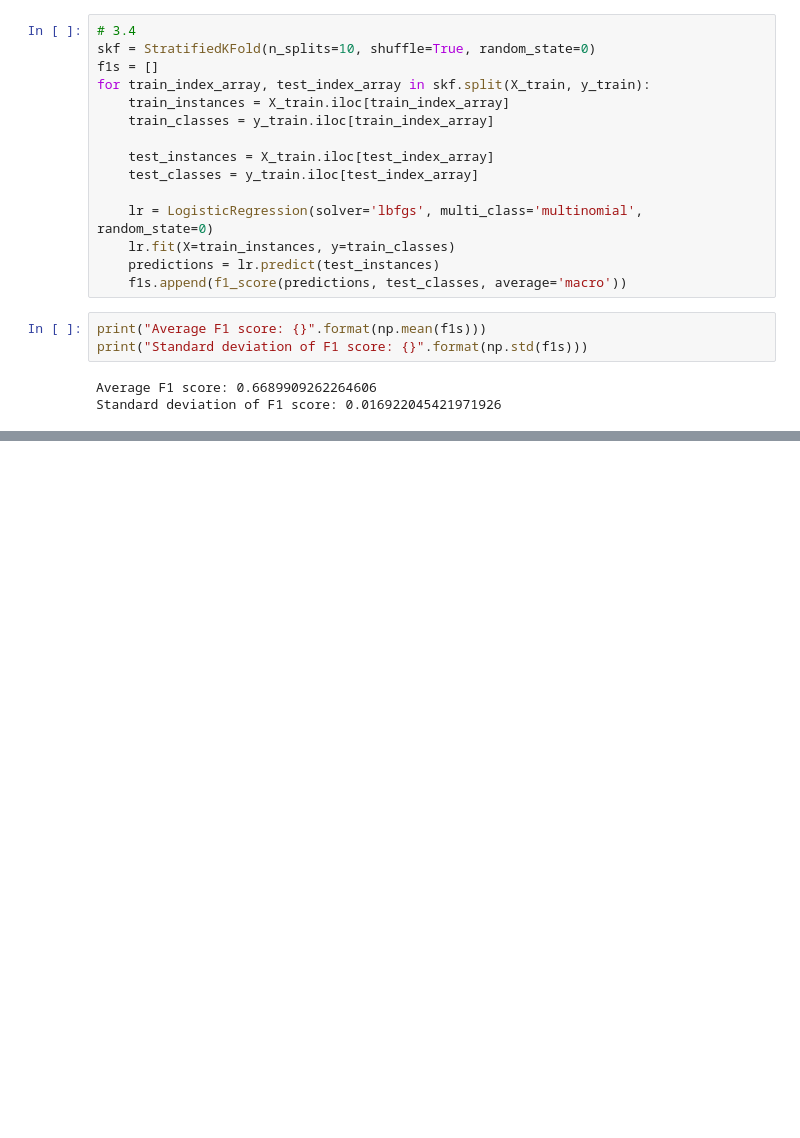
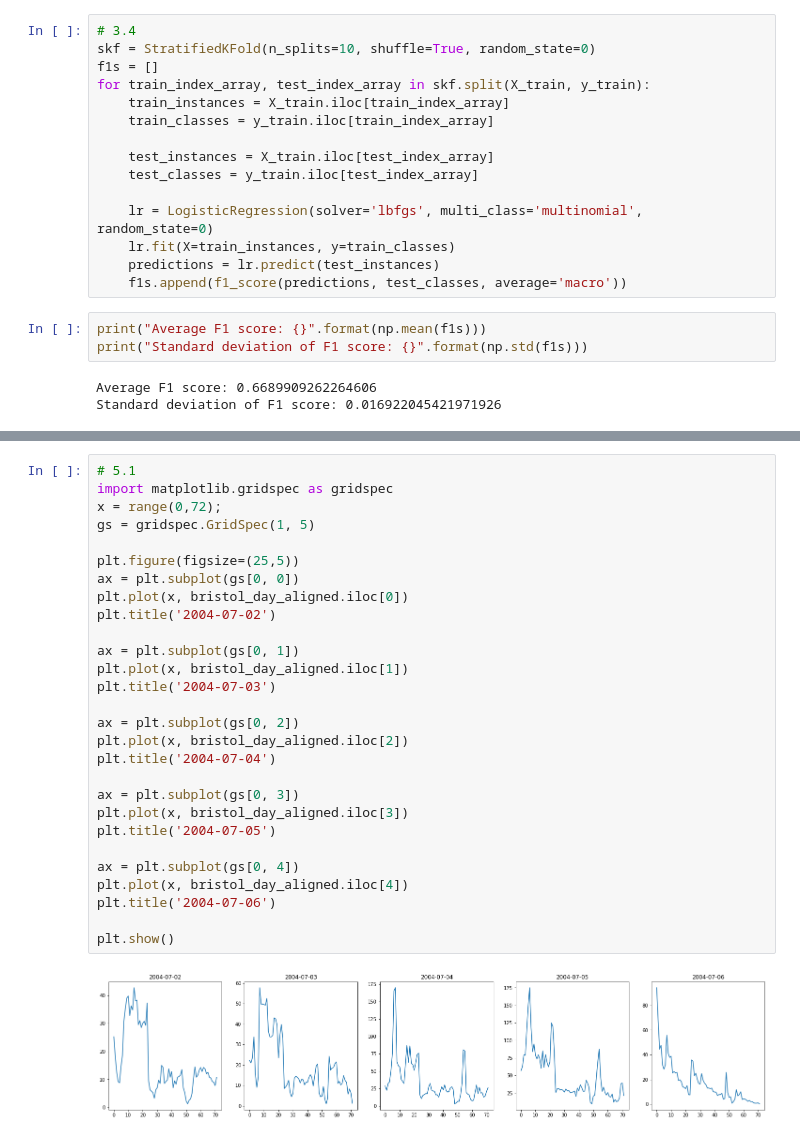
Before and after one commit to amariucaitheodor/introductory-applied-machine-learning, a Jupyter notebook: Assignment 2.ipynb, the cells around one changed output, grey strips where cells are left out. Cells and saved outputs as stored; diff of their text form; blank space fills up the shorter version.

```diff
--- a/Assignment 2.ipynb
+++ b/Assignment 2.ipynb
@@ -233,0 +323,30 @@ bristol_exploratory = pd.read_csv(data_path_bristol_exploratory, delimiter = ','
+# %%
+# 5.1
+import matplotlib.gridspec as gridspec
+x = range(0,72);
+gs = gridspec.GridSpec(1, 5)
+
+plt.figure(figsize=(25,5))
+ax = plt.subplot(gs[0, 0])
+plt.plot(x, bristol_day_aligned.iloc[0])
+plt.title('2004-07-02')
+
+ax = plt.subplot(gs[0, 1])
+plt.plot(x, bristol_day_aligned.iloc[1])
+plt.title('2004-07-03')
+
+ax = plt.subplot(gs[0, 2])
+plt.plot(x, bristol_day_aligned.iloc[2])
+plt.title('2004-07-04')
+
+ax = plt.subplot(gs[0, 3])
+plt.plot(x, bristol_day_aligned.iloc[3])
+plt.title('2004-07-05')
+
+ax = plt.subplot(gs[0, 4])
+plt.plot(x, bristol_day_aligned.iloc[4])
+plt.title('2004-07-06')
+
+plt.show()
+# %% [output]
+[figure, added]
```
Also changed, not shown: parts of 16 cells of this notebook.
